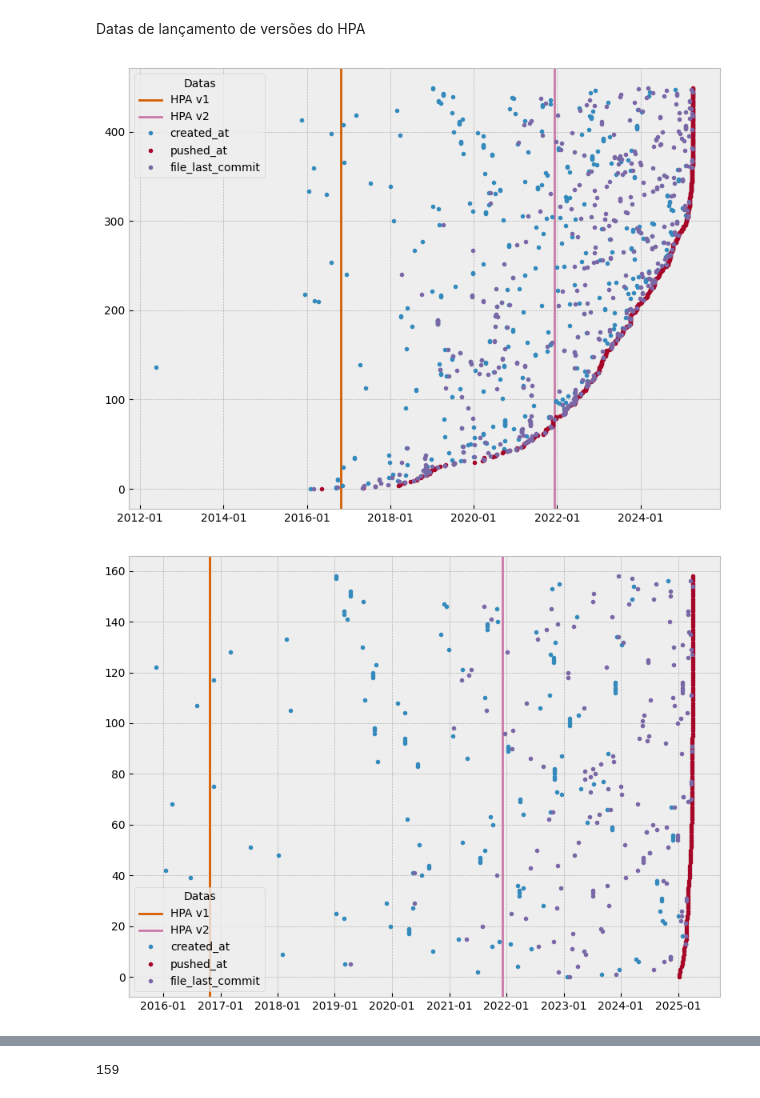
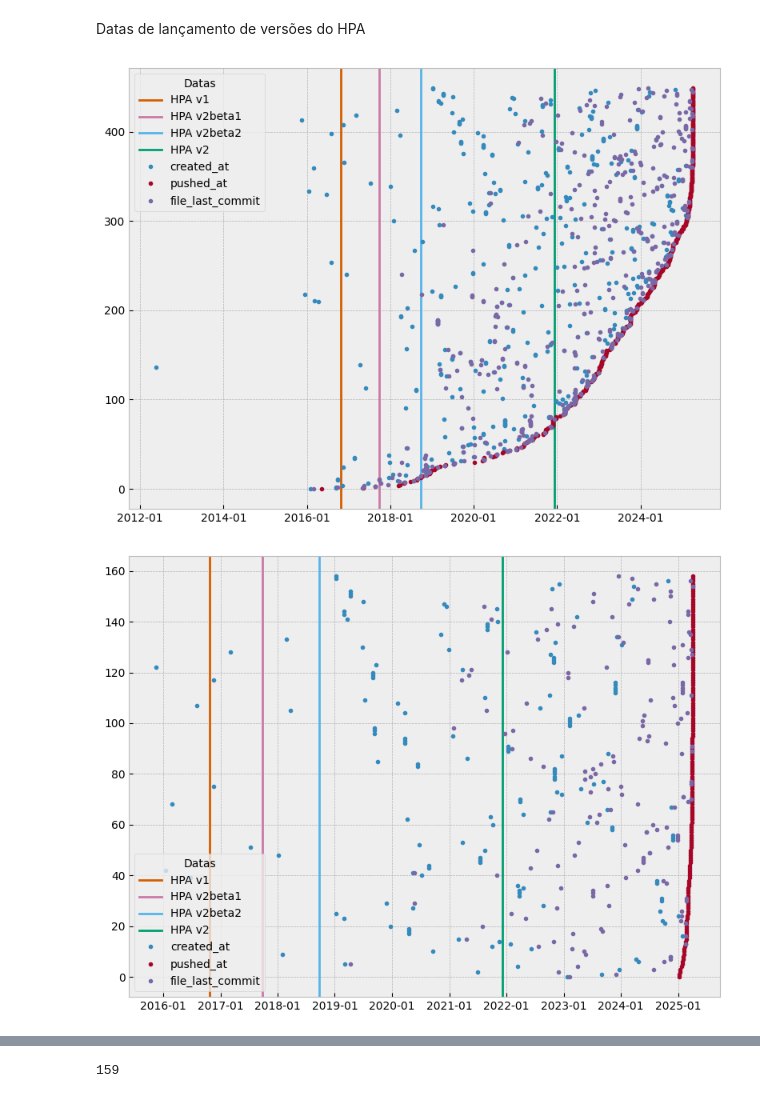
Before and after one commit to xisberto/hpa_usage, a Jupyter notebook: hpa_classify.ipynb, the cells around one changed output, grey strips where cells are left out. Drawn from its saved outputs; the diff is of its cells as text; code cells hidden in the pictures.

Commit message:
Adiciona datas das versoes v2beta1 e v2beta2

```diff
--- a/hpa_classify.ipynb
+++ b/hpa_classify.ipynb
@@ -765,40 +765,44 @@ items_details['file_last_commit'] = pd.to_datetime(
 Datas de lançamento de versões do HPA
 # %%
 releasedate_hpav1 = pd.to_datetime("2016-10-25").replace(tzinfo=None)
+releasedate_hpav2beta1 = pd.to_datetime("2017-09-28").replace(tzinfo=None)
+releasedate_hpav2beta2 = pd.to_datetime("2018-09-25").replace(tzinfo=None)
 releasedate_hpav2 = pd.to_datetime("2021-12-07").replace(tzinfo=None)
 # %%
 def dates_scatter_plot(df):
     plt.figure(figsize=(8, 6))
 
     colors = plt.rcParams['axes.prop_cycle'].by_key()['color']
 
     plt.axvline(x=releasedate_hpav1, color=colors[4], label="HPA v1")
-    plt.axvline(x=releasedate_hpav2, color=colors[5], label="HPA v2")
+    plt.axvline(x=releasedate_hpav2beta1, color=colors[5], label="HPA v2beta1")
+    plt.axvline(x=releasedate_hpav2beta2, color=colors[6], label="HPA v2beta2")
+    plt.axvline(x=releasedate_hpav2, color=colors[7], label="HPA v2")
 
     plt.gca().xaxis.set_major_formatter(mdates.DateFormatter("%Y-%m"))
     plt.gca().xaxis.set_major_locator(mdates.AutoDateLocator())
 
     plt.plot(df['created_at'], df.index,
              marker='.', linestyle='', label='created_at')
     plt.plot(df['pushed_at'], df.index,
              marker='.', linestyle='', label='pushed_at')
     plt.plot(df['file_last_commit'], df.index,
              marker='.', linestyle='', label='file_last_commit')
 
     plt.legend(title='Datas')
 
     plt.tight_layout()
     plt.show()
 
 
 dates_scatter_plot(items_details.sort_values('pushed_at', ignore_index=True))
 # %% [output]
-[figure, old version]
+[figure, new version]
 # %%
 dates_scatter_plot(items_details[items_details['pushed_at'] > '2025-01-01'].sort_values(
     'pushed_at', ignore_index=True))
 # %% [output]
-[figure, old version]
+[figure, new version]
 # %%
 def timeline_plot(df):
     plt.figure(figsize=(8, 6))
```
Also changed, not shown: parts of 6 cells of this notebook.
